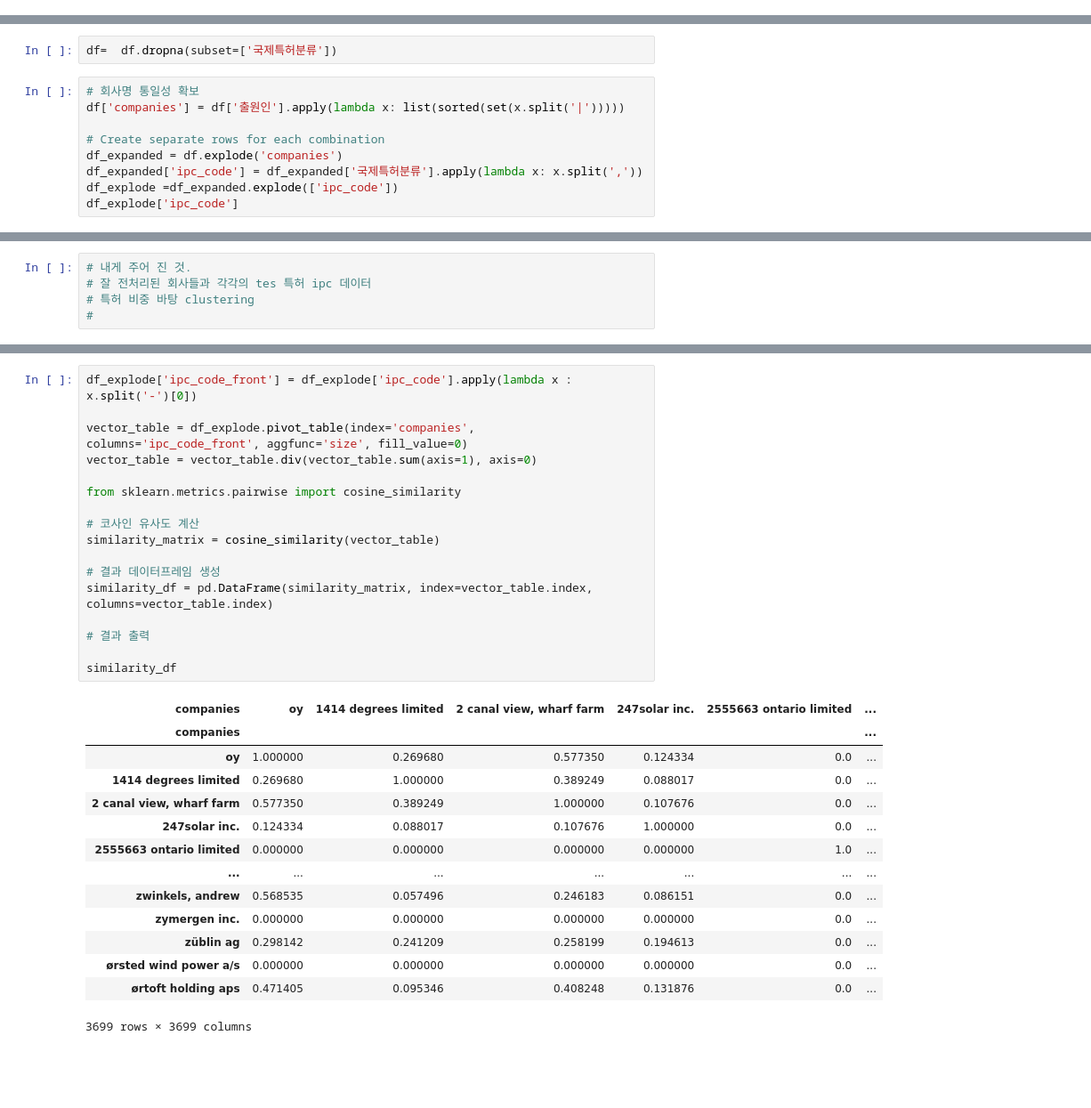
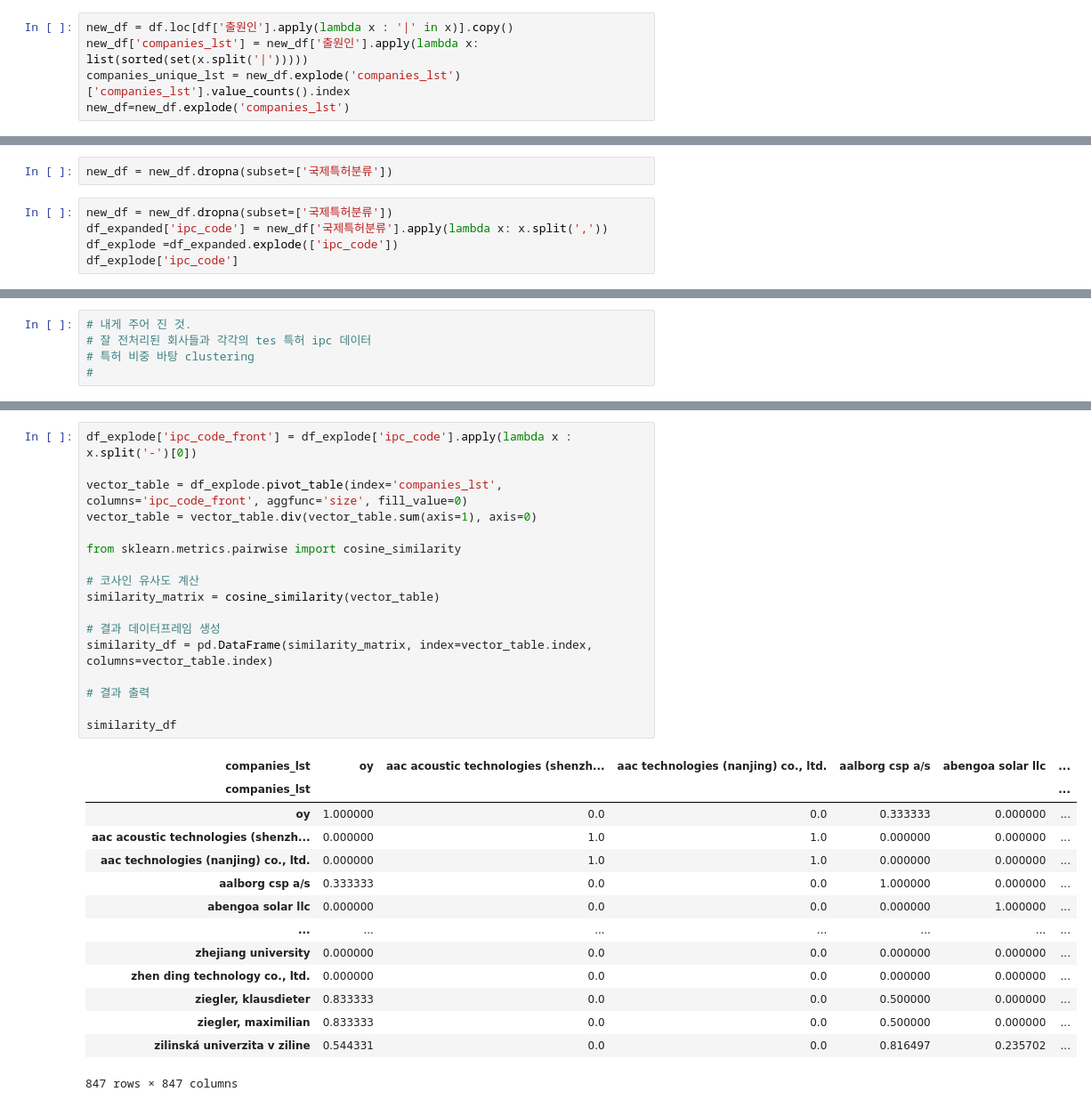
Before and after one commit to kangsunwoo827/tech_pred, a Jupyter notebook: tes_data.ipynb, the cells around one changed output, grey strips where cells are left out. Shown at 89% size. Saved outputs shown, nothing was run; the diff lists cells and outputs as text; blank space fills up the shorter version.

```diff
--- a/tes_data.ipynb
+++ b/tes_data.ipynb
@@ -7,6 +7,11 @@ df.dropna(subset=['출원인'], inplace=True)
 df['출원인'] = df['출원인'].str.lower()
 # %% [output]
 (11395, 69)
+# %%
+new_df = df.loc[df['출원인'].apply(lambda x : '|' in x)].copy()
+new_df['companies_lst'] = new_df['출원인'].apply(lambda x: list(sorted(set(x.split('|')))))
+companies_unique_lst = new_df.explode('companies_lst')['companies_lst'].value_counts().index
+new_df=new_df.explode('companies_lst')
 # %%
 # 회사명 통일성 확보
 df['companies'] = df['출원인'].apply(lambda x: list(sorted(set(x.split('|')))))
@@ -57,14 +62,10 @@ seramic materials limited
 haffner energy
 the united states of america as represented by the secretary of the air force
 # %%
-df=  df.dropna(subset=['국제특허분류'])
+new_df = new_df.dropna(subset=['국제특허분류'])
 # %%
-# 회사명 통일성 확보
-df['companies'] = df['출원인'].apply(lambda x: list(sorted(set(x.split('|')))))
-
-# Create separate rows for each combination
-df_expanded = df.explode('companies')
-df_expanded['ipc_code'] = df_expanded['국제특허분류'].apply(lambda x: x.split(','))
+new_df = new_df.dropna(subset=['국제특허분류'])
+df_expanded['ipc_code'] = new_df['국제특허분류'].apply(lambda x: x.split(','))
 df_explode =df_expanded.explode(['ipc_code'])
 df_explode['ipc_code']
 # %% [output]
@@ -103,32 +89,32 @@ Name: companies, Length: 44607, dtype: object
 # %%
 df_explode['ipc_code_front'] = df_explode['ipc_code'].apply(lambda x : x.split('-')[0])
 
-vector_table = df_explode.pivot_table(index='companies', columns='ipc_code_front', aggfunc='size', fill_value=0)
+vector_table = df_explode.pivot_table(index='companies_lst', columns='ipc_code_front', aggfunc='size', fill_value=0)
 vector_table = vector_table.div(vector_table.sum(axis=1), axis=0)
 
 from sklearn.metrics.pairwise import cosine_similarity
 
 # 코사인 유사도 계산
 similarity_matrix = cosine_similarity(vector_table)
 
 # 결과 데이터프레임 생성
 similarity_df = pd.DataFrame(similarity_matrix, index=vector_table.index, columns=vector_table.index)
 
 # 결과 출력
 
 similarity_df
 # %% [output]
-| companies | oy | 1414 degrees limited | 2 canal view, wharf farm | 247solar inc. | 2555663 ontario limited | ... |
-| companies |  |  |  |  |  | ... |
-| oy | 1.000000 | 0.269680 | 0.577350 | 0.124334 | 0.0 | ... |
-| 1414 degrees limited | 0.269680 | 1.000000 | 0.389249 | 0.088017 | 0.0 | ... |
-| 2 canal view, wharf farm | 0.577350 | 0.389249 | 1.000000 | 0.107676 | 0.0 | ... |
-| 247solar inc. | 0.124334 | 0.088017 | 0.107676 | 1.000000 | 0.0 | ... |
-| 2555663 ontario limited | 0.000000 | 0.000000 | 0.000000 | 0.000000 | 1.0 | ... |
+| companies_lst | oy | aac acoustic technologies (shenzh... | aac technologies (nanjing) co., ltd. | aalborg csp a/s | abengoa solar llc | ... |
+| companies_lst |  |  |  |  |  | ... |
+| oy | 1.000000 | 0.0 | 0.0 | 0.333333 | 0.000000 | ... |
+| aac acoustic technologies (shenzh... | 0.000000 | 1.0 | 1.0 | 0.000000 | 0.000000 | ... |
+| aac technologies (nanjing) co., ltd. | 0.000000 | 1.0 | 1.0 | 0.000000 | 0.000000 | ... |
+| aalborg csp a/s | 0.333333 | 0.0 | 0.0 | 1.000000 | 0.000000 | ... |
+| abengoa solar llc | 0.000000 | 0.0 | 0.0 | 0.000000 | 1.000000 | ... |
 | ... | ... | ... | ... | ... | ... | ... |
-| zwinkels, andrew | 0.568535 | 0.057496 | 0.246183 | 0.086151 | 0.0 | ... |
-| zymergen inc. | 0.000000 | 0.000000 | 0.000000 | 0.000000 | 0.0 | ... |
-| züblin ag | 0.298142 | 0.241209 | 0.258199 | 0.194613 | 0.0 | ... |
-| ørsted wind power a/s | 0.000000 | 0.000000 | 0.000000 | 0.000000 | 0.0 | ... |
-| ørtoft holding aps | 0.471405 | 0.095346 | 0.408248 | 0.131876 | 0.0 | ... |
+| zhejiang university | 0.000000 | 0.0 | 0.0 | 0.000000 | 0.000000 | ... |
+| zhen ding technology co., ltd. | 0.000000 | 0.0 | 0.0 | 0.000000 | 0.000000 | ... |
+| ziegler, klausdieter | 0.833333 | 0.0 | 0.0 | 0.500000 | 0.000000 | ... |
+| ziegler, maximilian | 0.833333 | 0.0 | 0.0 | 0.500000 | 0.000000 | ... |
+| zilinská univerzita v ziline | 0.544331 | 0.0 | 0.0 | 0.816497 | 0.235702 | ... |
-3699 rows × 3699 columns
+847 rows × 847 columns
```
Also changed, not shown: parts of 22 cells of this notebook, 1 other file.
